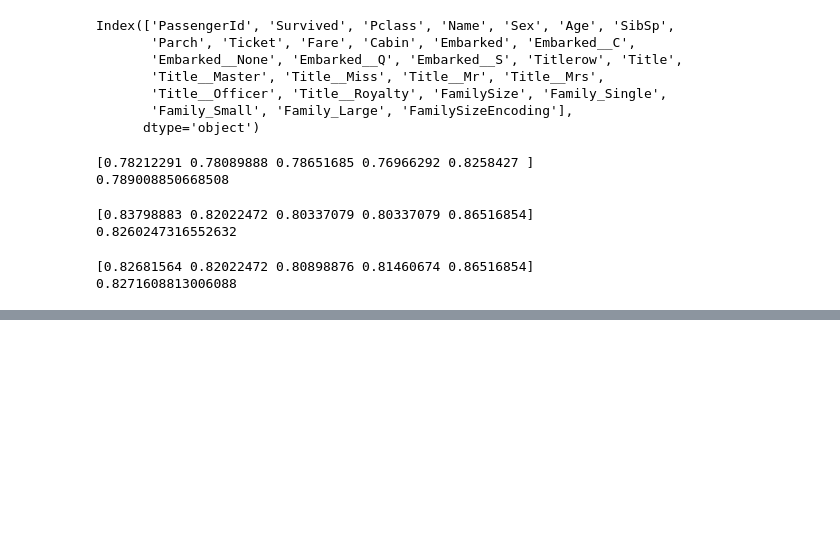
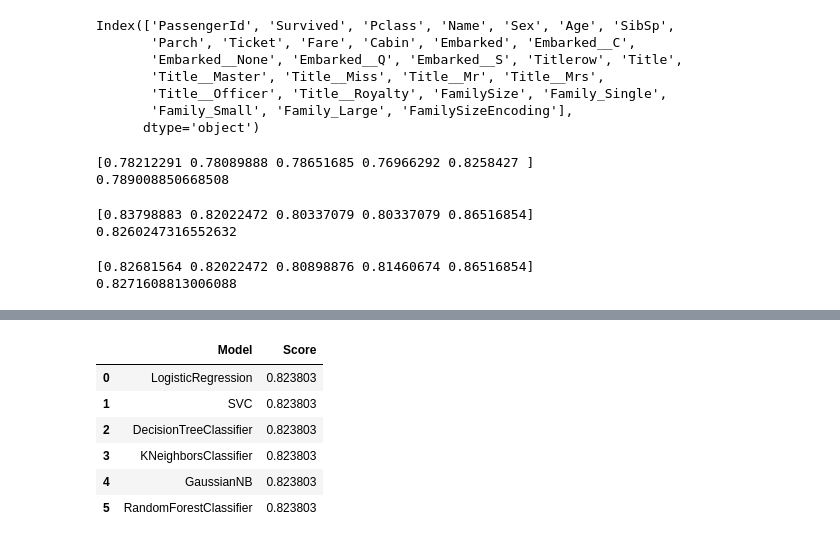
Before and after one commit to cindy12651269/titanic_analysis, a Jupyter notebook: titanic_analysis.ipynb, the cells around one changed output, grey strips where cells are left out. Cells and saved outputs as stored; diff of their text form; code cells hidden in the pictures; blank space fills up the shorter version.

```diff
--- a/titanic_analysis.ipynb
+++ b/titanic_analysis.ipynb
@@ -531,0 +540,24 @@ print(scores.mean())
+# %%
+#logistic regression
+log = LogisticRegression(random_state=0)
+scores_1 = cross_val_score(log, train_X, train_y.values.ravel(),cv=5,scoring='accuracy').mean()
+
+#Support Vector Machine
+svc = SVC()
+scores_2 = cross_val_score(log, train_X, train_y.values.ravel(),cv=5,scoring='accuracy').mean()
+
+#Decision Tree
+decision_tree = DecisionTreeClassifier()
+scores_3 = cross_val_score(log, train_X, train_y.values.ravel(),cv=5,scoring='accuracy').mean()
+
+#KNN
+knn = KNeighborsClassifier()
+scores_4 = cross_val_score(log, train_X, train_y.values.ravel(),cv=5,scoring='accuracy').mean()
+
+#Gauissan Naive Baye
+gauissan = GaussianNB()
+scores_5 = cross_val_score(log, train_X, train_y.values.ravel(),cv=5,scoring='accuracy').mean()
+
+#RandomForestClassifier
+rf = RandomForestClassifier(n_estimators=100)
+scores_6 = cross_val_score(log, train_X, train_y.values.ravel(),cv=5,scoring='accuracy').mean()
@@ -531,0 +582,15 @@ print(scores.mean())
+# %%
+models = pd.DataFrame({
+    'Model': ['LogisticRegression', 'SVC', 'DecisionTreeClassifier', 'KNeighborsClassifier', 'GaussianNB', 'RandomForestClassifier'],
+    'Score': [scores_1, scores_2, scores_3, scores_4, scores_5, scores_6]
+})
+
+models
+# %% [output]
+|  | Model | Score |
+| 0 | LogisticRegression | 0.823803 |
+| 1 | SVC | 0.823803 |
+| 2 | DecisionTreeClassifier | 0.823803 |
+| 3 | KNeighborsClassifier | 0.823803 |
+| 4 | GaussianNB | 0.823803 |
+| 5 | RandomForestClassifier | 0.823803 |
```
Also changed, not shown: parts of 9 cells of this notebook.
